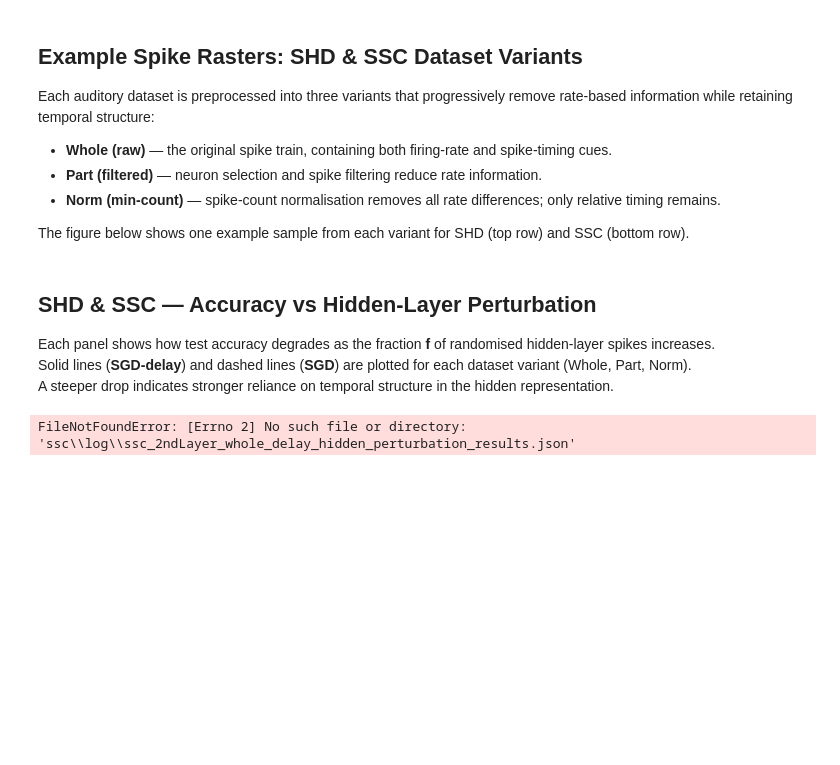
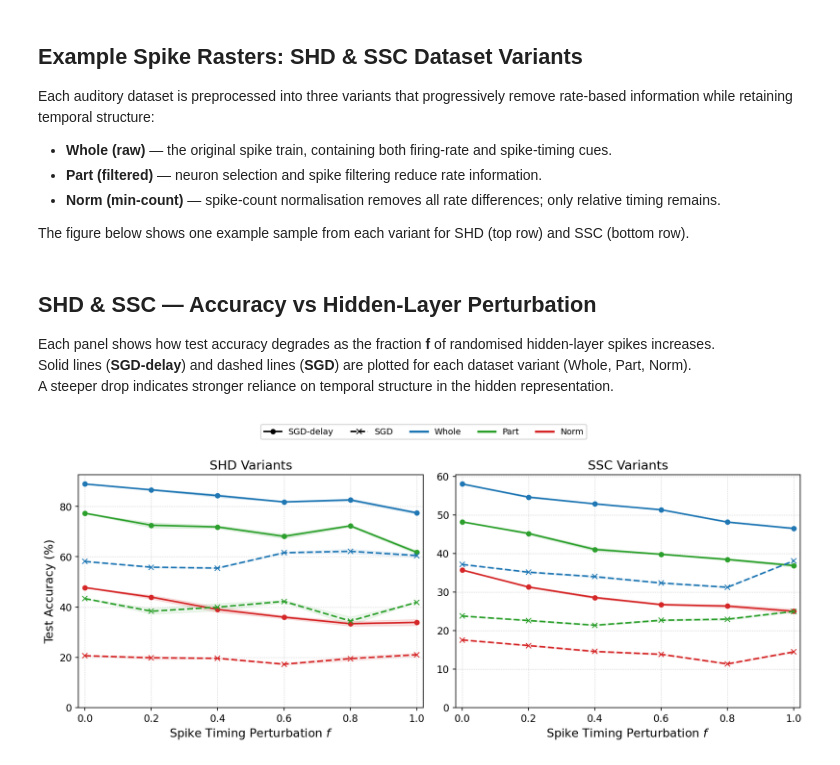
Before and after one commit to Laaaaack/beyond-beyond-rate, a Jupyter notebook: my_project/code/realistic/result_visualization_2ndLayer.ipynb, the cells around one changed output. Cells and saved outputs as stored; diff of their text form; code cells hidden in the pictures; blank space fills up the shorter version.

```diff
--- a/my_project/code/realistic/result_visualization_2ndLayer.ipynb
+++ b/my_project/code/realistic/result_visualization_2ndLayer.ipynb
@@ -133,8 +133,8 @@ shd_norm_nod_f, shd_norm_nod_mean, shd_norm_nod_std = load_results(SHD_LOG / "sh
 
 # ---------- Load SSC results ----------
 SSC_LOG = BASE / "ssc/log"
-ssc_whole_del_f, ssc_whole_del_mean, ssc_whole_del_std = load_results(SSC_LOG / "ssc_2ndLayer_whole_delay_hidden_perturbation_results.json")
-ssc_whole_nod_f, ssc_whole_nod_mean, ssc_whole_nod_std = load_results(SSC_LOG / "ssc_2ndLayer_whole_nodelay_hidden_perturbation_results.json")
+ssc_whole_del_f, ssc_whole_del_mean, ssc_whole_del_std = load_results(SSC_LOG / "ssc_2ndLayer_whole_delay_hidden_perturbation_results_evalOnly.json")
+ssc_whole_nod_f, ssc_whole_nod_mean, ssc_whole_nod_std = load_results(SSC_LOG / "ssc_2ndLayer_whole_nodelay_hidden_perturbation_results_evalOnly.json")
 ssc_part_del_f, ssc_part_del_mean, ssc_part_del_std = load_results(SSC_LOG / "ssc_2ndLayer_part_delay_hidden_perturbation_results.json")
 ssc_part_nod_f, ssc_part_nod_mean, ssc_part_nod_std = load_results(SSC_LOG / "ssc_2ndLayer_part_nodelay_hidden_perturbation_results.json")
 ssc_norm_del_f, ssc_norm_del_mean, ssc_norm_del_std = load_results(SSC_LOG / "ssc_2ndLayer_norm_delay_hidden_perturbation_results.json")
@@ -197,31 +197,31 @@ ax_ssc.fill_between(ssc_norm_nod_f, ssc_norm_nod_mean - ssc_norm_nod_std, ssc_no
 
 ax_ssc.set_title("SSC Variants")
 ax_ssc.set_xlabel("Spike Timing Perturbation $f$")
 ax_ssc.set_xlim(-0.02, 1.02)
 ax_ssc.set_ylim(0, None)
 ax_ssc.set_ylim(0, None)
 ax_ssc.grid(True, linestyle=':', linewidth=0.7, alpha=0.7)
 
 # ==================== Shared legend ====================
 # Model-type handles (black, style only)
 h_delay = mlines.Line2D([], [], color="black", marker="o", linestyle="-", markersize=5, linewidth=1.8, label="SGD-delay")
 h_nodelay = mlines.Line2D([], [], color="black", marker="x", linestyle="--", markersize=6, linewidth=1.8, label="SGD")
 
 # Dataset-variant handles (colour only)
 h_whole = mlines.Line2D([], [], color=COLORS["Whole"], linewidth=2.5, label="Whole")
 h_part = mlines.Line2D([], [], color=COLORS["Part"], linewidth=2.5, label="Part")
 h_norm = mlines.Line2D([], [], color=COLORS["Norm"], linewidth=2.5, label="Norm")
 
 fig.legend(
     handles=[h_delay, h_nodelay, h_whole, h_part, h_norm],
     loc="upper center",
     ncol=5,
     framealpha=0.9,
     bbox_to_anchor=(0.5, 1.02),
 )
 
 fig.tight_layout(rect=[0, 0, 1, 0.93])
 #plt.savefig("shd_ssc_hidden_perturbation.png", dpi=300, bbox_inches="tight")
 plt.show()
 # %% [output]
-FileNotFoundError: [Errno 2] No such file or directory: 'ssc\\log\\ssc_2ndLayer_whole_delay_hidden_perturbation_results.json'
+[figure, added]
```
Also changed, not shown: parts of 1 cell of this notebook, 1 other file.
